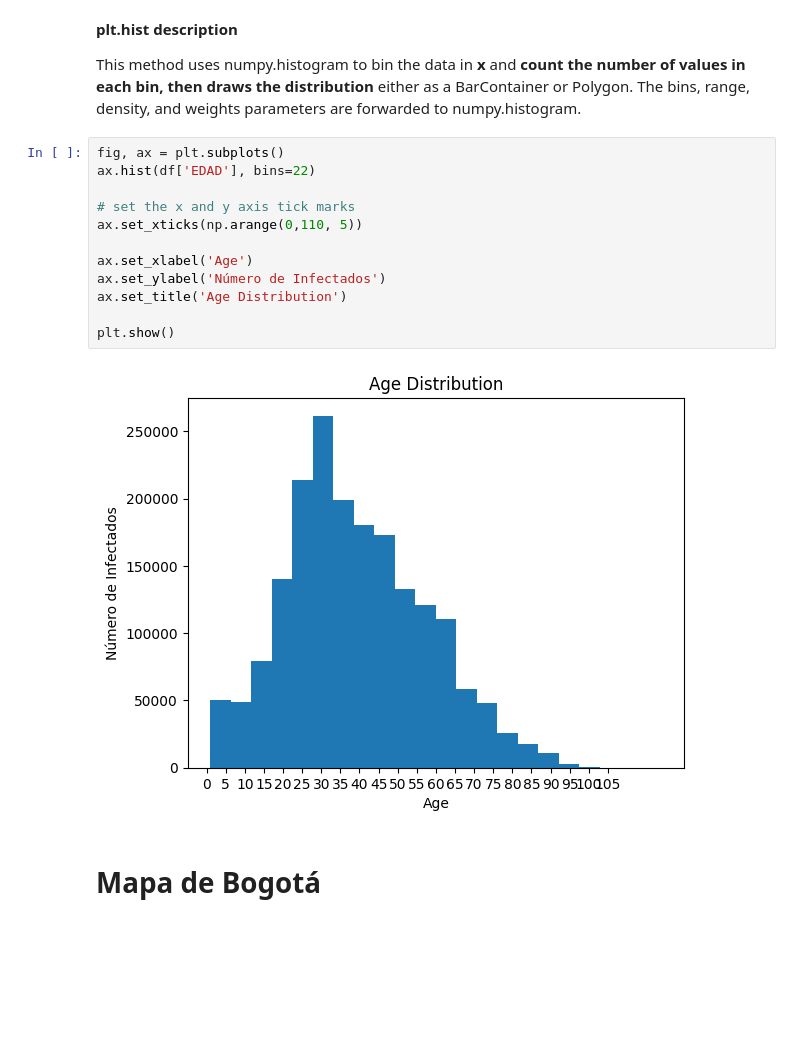
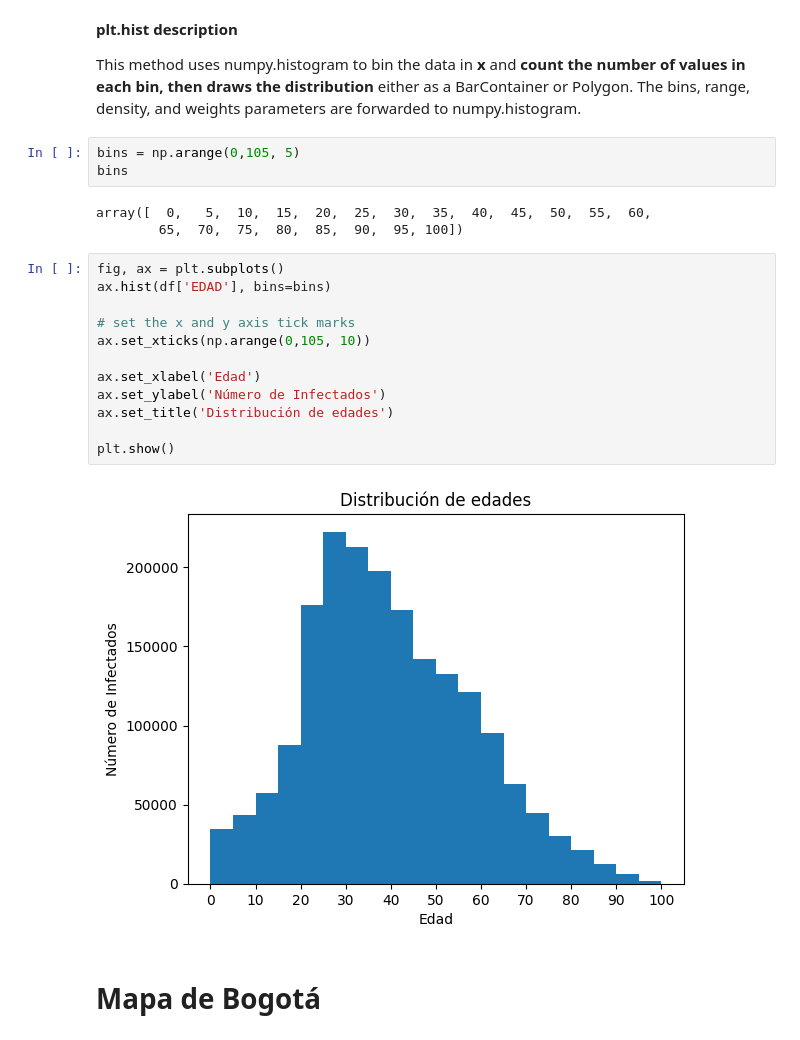
Before and after one commit to ccortesra/EDA-Bogota-COVID, a Jupyter notebook: EDA_Project.ipynb, the cells around one changed output. Saved outputs shown, nothing was run; the diff lists cells and outputs as text; blank space fills up the shorter version.

```diff
--- a/EDA_Project.ipynb
+++ b/EDA_Project.ipynb
@@ -151,20 +151,26 @@ df.head()
 **plt.hist description**
 
 This method uses numpy.histogram to bin the data in **x** and **count the number of values in each bin, then draws the distribution** either as a BarContainer or Polygon. The bins, range, density, and weights parameters are forwarded to numpy.histogram.
+# %%
+bins = np.arange(0,105, 5)
+bins
+# %% [output]
+array([  0,   5,  10,  15,  20,  25,  30,  35,  40,  45,  50,  55,  60,
+        65,  70,  75,  80,  85,  90,  95, 100])
 # %%
 fig, ax = plt.subplots()
-ax.hist(df['EDAD'], bins=22)
+ax.hist(df['EDAD'], bins=bins)
 
 # set the x and y axis tick marks
-ax.set_xticks(np.arange(0,110, 5))
+ax.set_xticks(np.arange(0,105, 10))
 
-ax.set_xlabel('Age')
+ax.set_xlabel('Edad')
 ax.set_ylabel('Número de Infectados')
-ax.set_title('Age Distribution')
+ax.set_title('Distribución de edades')
 
 plt.show()
 # %% [output]
-[figure, old version]
+[figure, new version]
 # %% [markdown]
 # **Mapa de Bogotá**
 # %%
```
Also changed, not shown: parts of 17 cells of this notebook.
